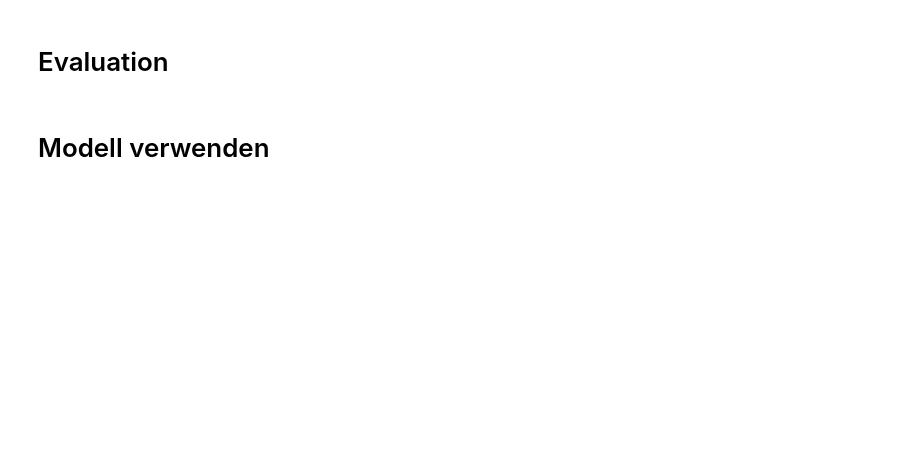
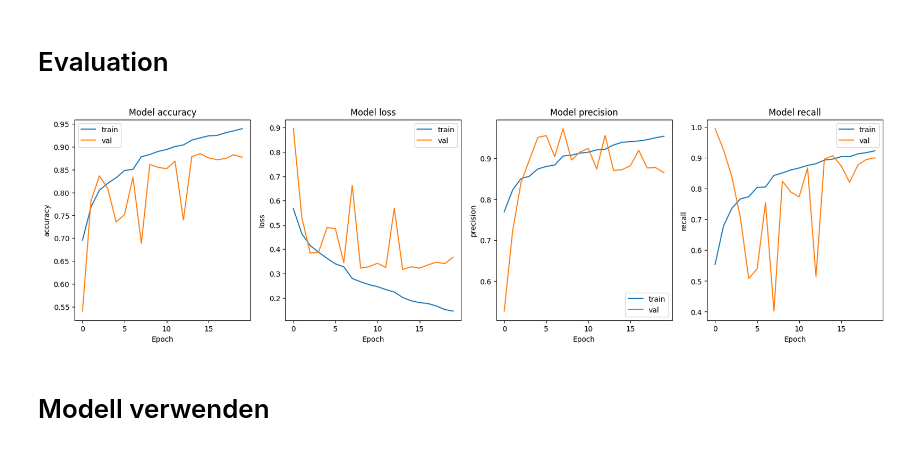
Before and after one commit to AngryBacteria/deeplearning-project-gujen1-steij14, a Jupyter notebook: imagenet_cnn.ipynb, the cells around one changed output. Drawn from its saved outputs; the diff is of its cells as text; code cells hidden in the pictures; blank space fills up the shorter version.

```diff
--- a/imagenet_cnn.ipynb
+++ b/imagenet_cnn.ipynb
@@ -261,14 +323,16 @@ KeyboardInterrupt
 # %%
 fig, ax = plt.subplots(1, 4, figsize=(20, 5))
 ax = ax.ravel()
 
-for i, metric in enumerate(["accuracy", "recall", "precision", "loss"]):
+for i, metric in enumerate(["accuracy", "loss", "precision", "recall"]):
     ax[i].plot(history.history[metric])
     ax[i].plot(history.history["val_" + metric])
-    ax[i].set_title("Model {}".format(metric))
-    ax[i].set_xlabel("epochs")
+    ax[i].set_title(f"Model {metric}")
+    ax[i].set_xlabel("Epoch")
     ax[i].set_ylabel(metric)
     ax[i].legend(["train", "val"])
+# %% [output]
+[figure, added]
 # %% [markdown]
 # Modell verwenden
 # %%
```
Also changed, not shown: parts of 9 cells of this notebook, 3 other files.
